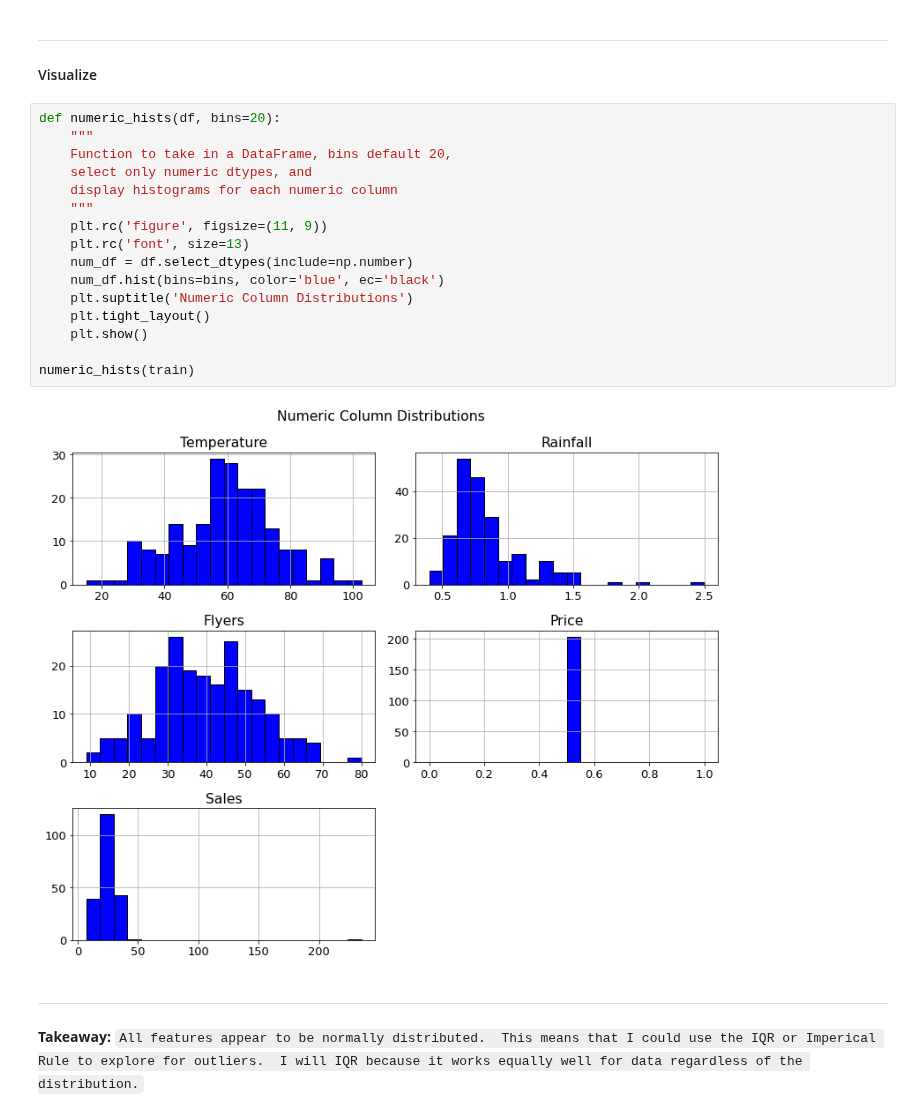
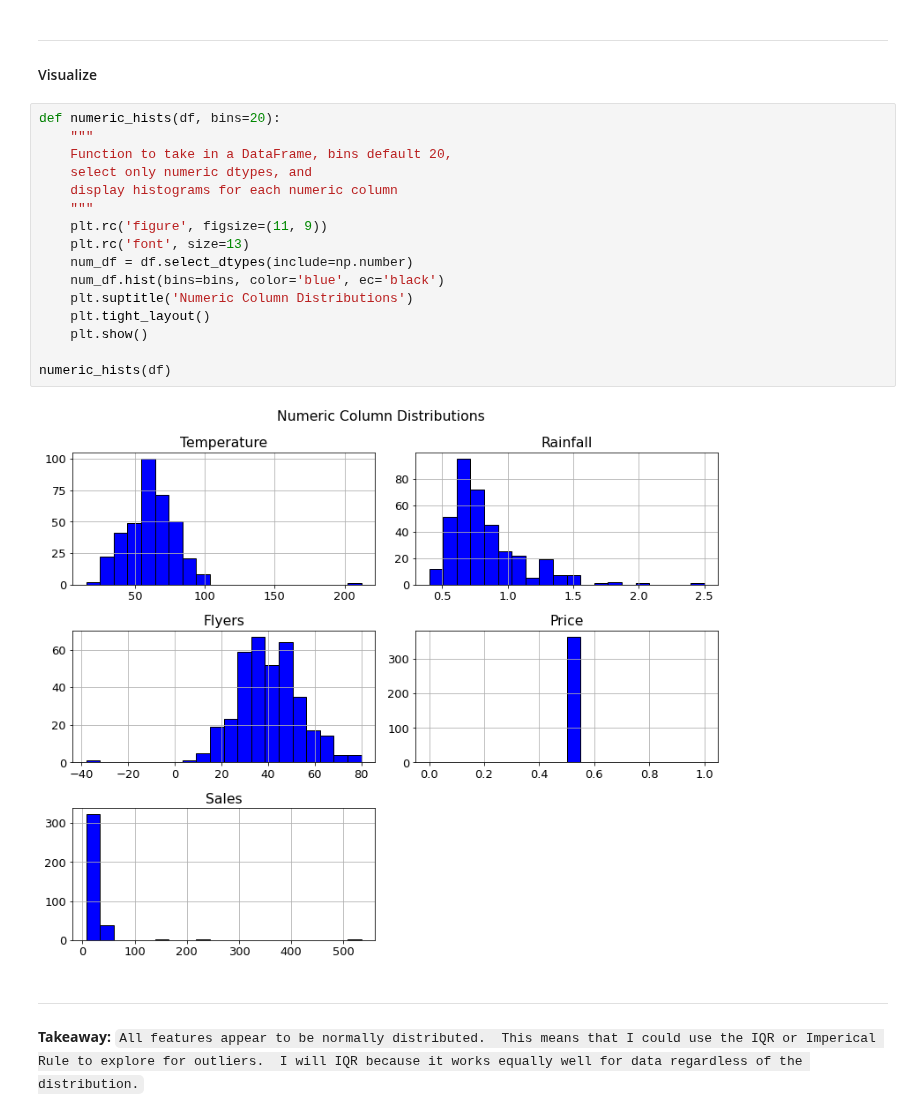
Before and after one commit to CSolitaire/anomaly-detection-exercises, a Jupyter notebook: continuous_probabilistic_methods.ipynb, the cells around one changed output. Drawn from its saved outputs; the diff is of its cells as text.

```diff
--- a/continuous_probabilistic_methods.ipynb
+++ b/continuous_probabilistic_methods.ipynb
@@ -82,21 +80,21 @@ train.shape, validate.shape,test.shape
 # %%
 def numeric_hists(df, bins=20):
     """
     Function to take in a DataFrame, bins default 20,
     select only numeric dtypes, and
     display histograms for each numeric column
     """
     plt.rc('figure', figsize=(11, 9))
     plt.rc('font', size=13)
     num_df = df.select_dtypes(include=np.number)
     num_df.hist(bins=bins, color='blue', ec='black')
     plt.suptitle('Numeric Column Distributions')
     plt.tight_layout()
     plt.show()
 
-numeric_hists(train)
+numeric_hists(df)
 # %% [output]
-[figure, old version]
+[figure, new version]
 # %% [markdown]
 ***
 
```
Also changed, not shown: parts of 63 cells of this notebook.
